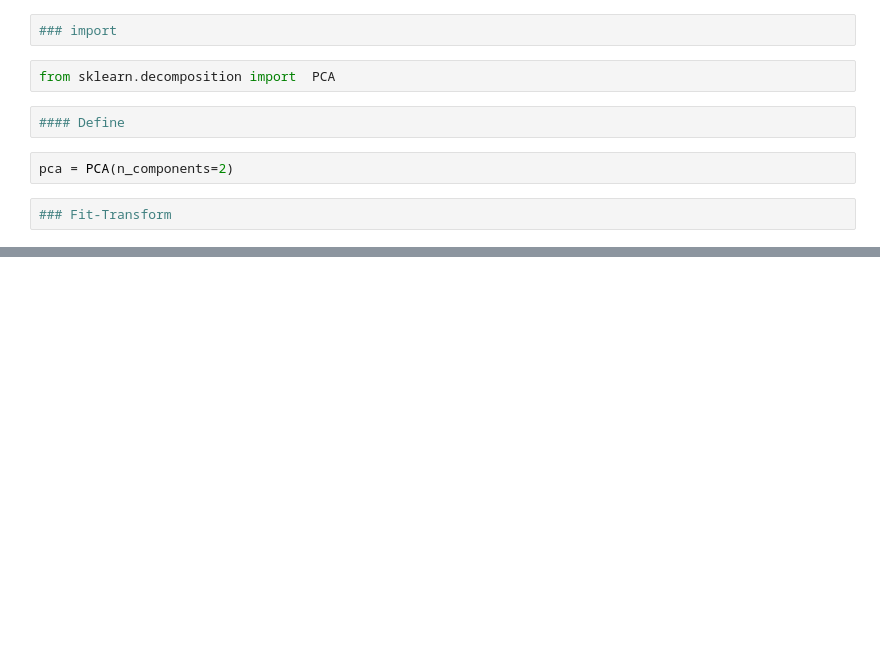
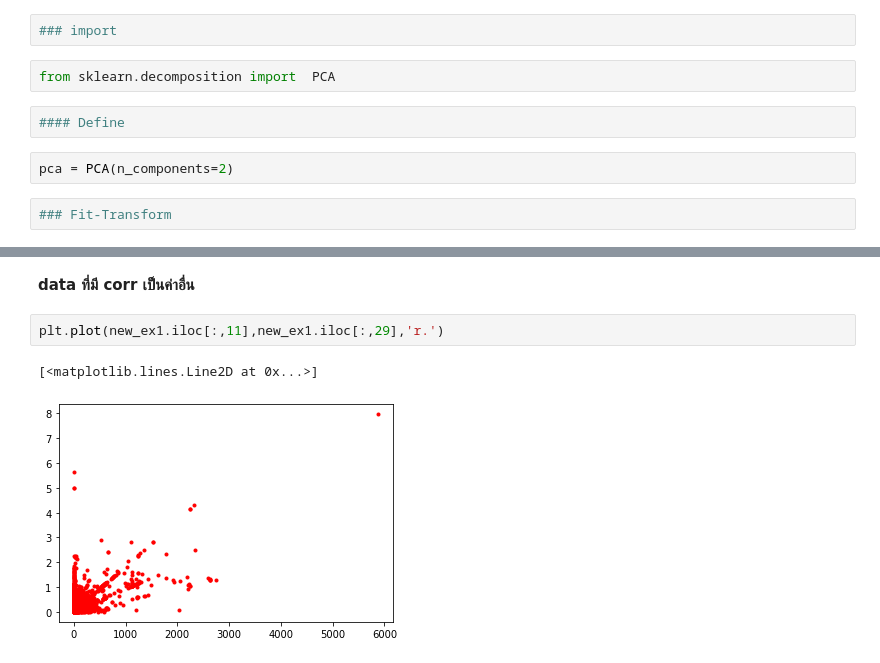
Before and after one commit to ThanikPimpiban/mulitivariate, a Jupyter notebook: Chapter3_PCA.ipynb, the cells around one changed output, grey strips where cells are left out. Drawn from its saved outputs; the diff is of its cells as text; blank space fills up the shorter version.

```diff
--- a/Chapter3_PCA.ipynb
+++ b/Chapter3_PCA.ipynb
@@ -270,0 +387,7 @@ pca = PCA(n_components=2)
+# %% [markdown]
+**data ที่มี corr เป็นค่าอื่น**
+# %%
+plt.plot(new_ex1.iloc[:,11],new_ex1.iloc[:,29],'r.')
+# %% [output]
+[<matplotlib.lines.Line2D at 0x...>]
+[figure, added]
```
Also changed, not shown: parts of 25 cells of this notebook.
